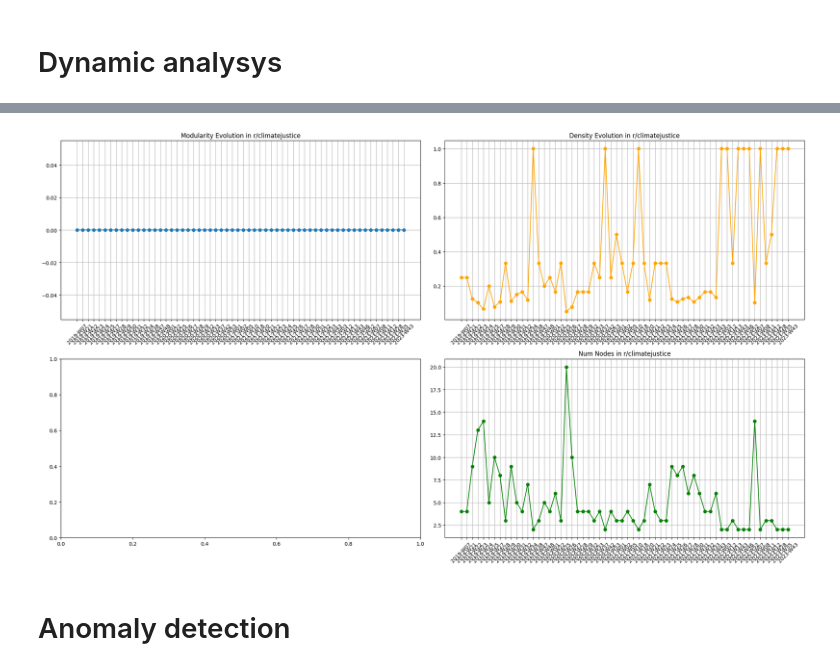
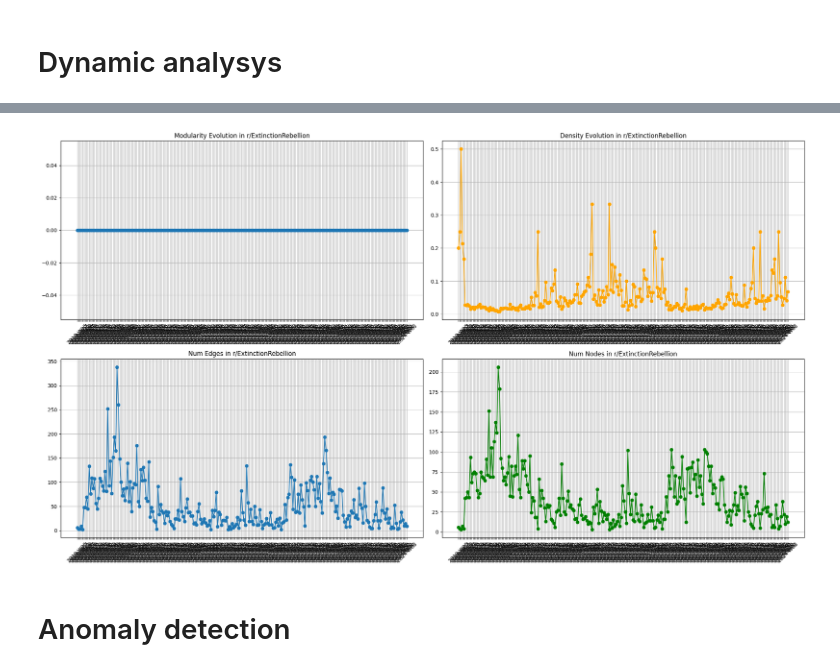
Before and after one commit to LucRobey/Graph_Theory_Challenge_2, a Jupyter notebook: final_notebook.ipynb, the cells around one changed output, grey strips where cells are left out. Drawn from its saved outputs; the diff is of its cells as text; code cells hidden in the pictures.

```diff
--- a/final_notebook.ipynb
+++ b/final_notebook.ipynb
@@ -41,7 +135,7 @@ weekly_metrics = pd.read_csv('graphs/dynamic_metrics.csv')
 # %%
-plot_subreddit_metrics(weekly_metrics,"climatejustice")
+plot_subreddit_metrics(weekly_metrics,"ExtinctionRebellion")
 # %% [output]
-[figure, old version]
+[figure, new version]
 # %% [markdown]
 # Anomaly detection
 # %%
```
Also changed, not shown: parts of 9 cells of this notebook, 15 other files.
